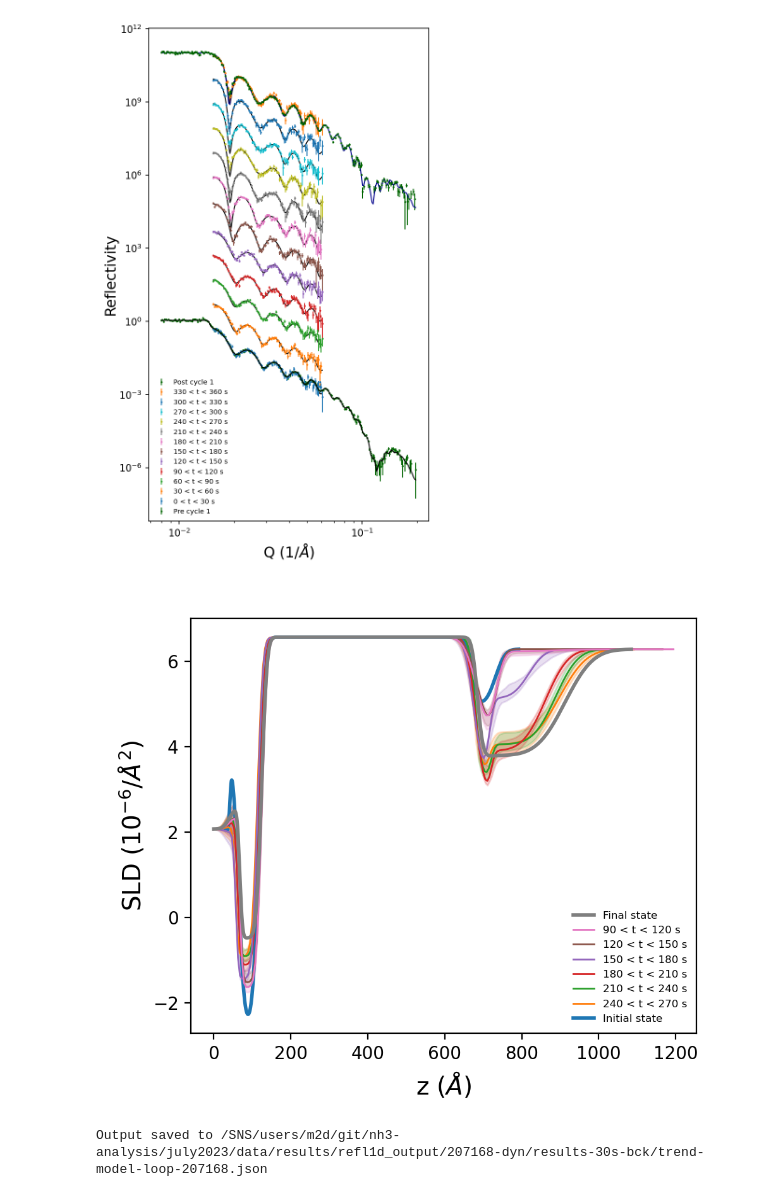
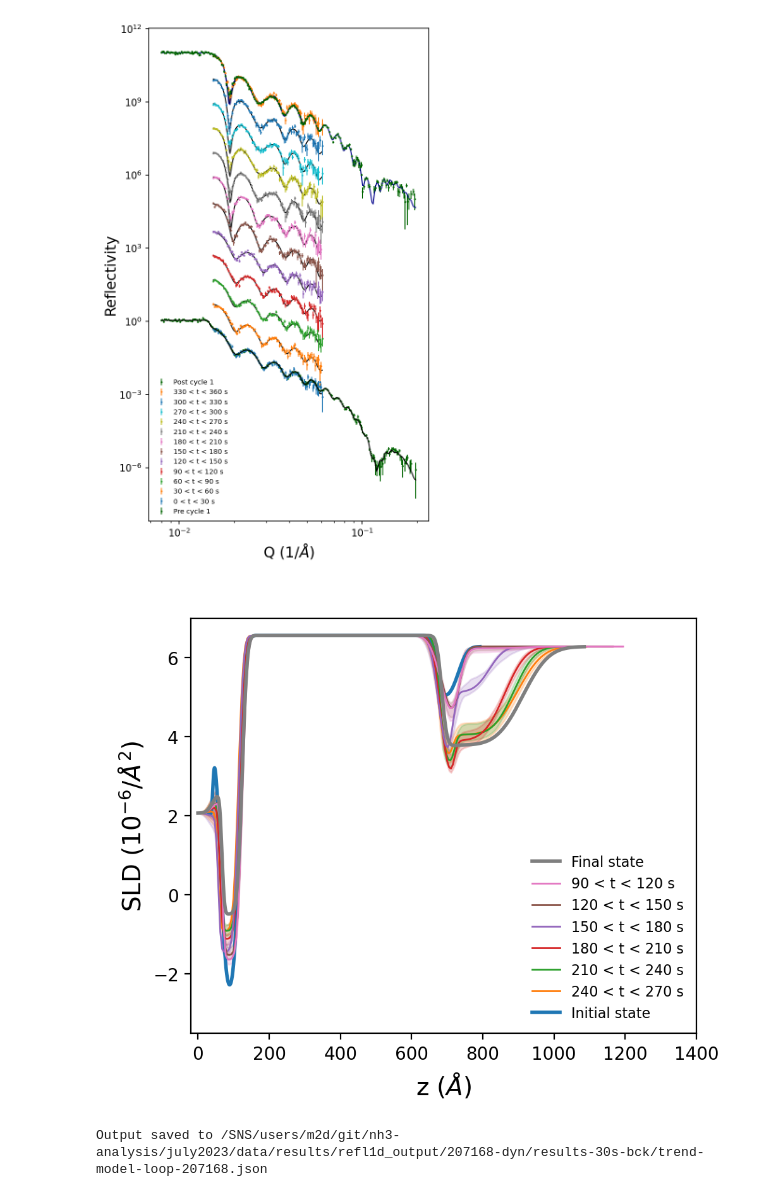
Before and after one commit to mdoucet/nh3-analysis, a Jupyter notebook: july2023/notebooks/summary-Cu-F-Cu-K-jul24.ipynb, the cells around one changed output. Cells and saved outputs as stored; diff of their text form; code cells hidden in the pictures.

Commit message:
update plots

```diff
--- a/july2023/notebooks/summary-Cu-F-Cu-K-jul24.ipynb
+++ b/july2023/notebooks/summary-Cu-F-Cu-K-jul24.ipynb
@@ -68,20 +68,22 @@ plt.savefig('Cu-F-dyn-Rq.png')
 # %%
 # Plot manual fits
 importlib.reload(summary_plots)
 
 # List of time-resolved data to plot
 _file_list = [file_list[i] for i in [3,4,5,6,7,8]]
 
 sld_init = os.path.join(project_dir, 'data', 'results', 'refl1d_output', "REFL_207161-profile.dat")
 sld_final = os.path.join(project_dir, 'data', 'results', 'refl1d_output', "REFL_207169-profile.dat")
 
 summary_plots.plot_dyn_sld(_file_list, sld_init, sld_final,
                            dyn_fit_dir=dyn_fit_dir,
-                           show_cl=True, model_name='model-loop-207168')
+                           show_cl=True, model_name='model-loop-207168',
+                           legend_font_size=8, max_z=1400, sld_range=[-3.5, 7],
+                           initial_z_offset=30)
 plt.savefig('Cu-F.svg')
 plt.savefig('Cu-F.png')
 # %% [output]
-[figure, old version]
+[figure, new version]
 # %%
 importlib.reload(summary_plots)
 
```
Also changed, not shown: parts of 3 cells of this notebook, 11 other files.
